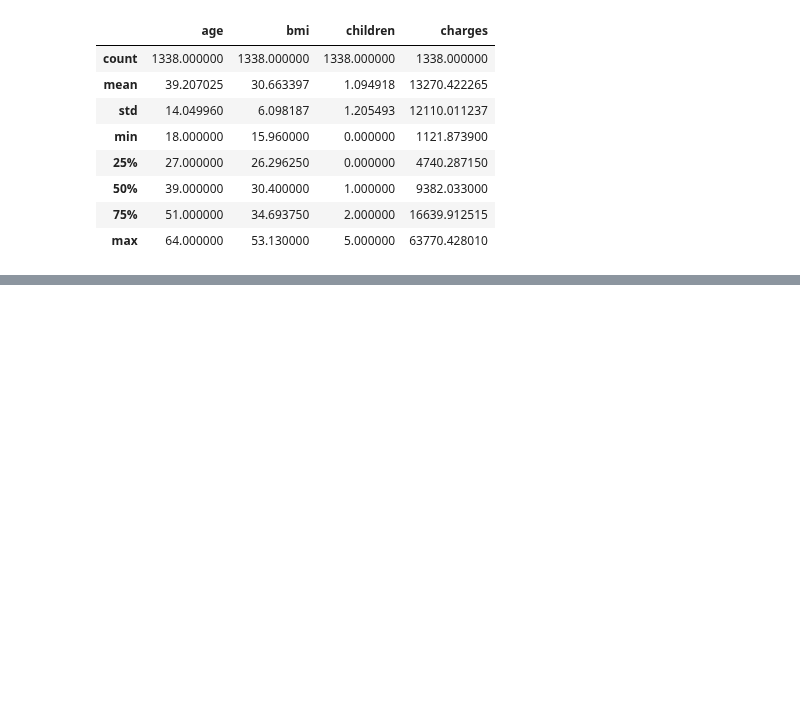
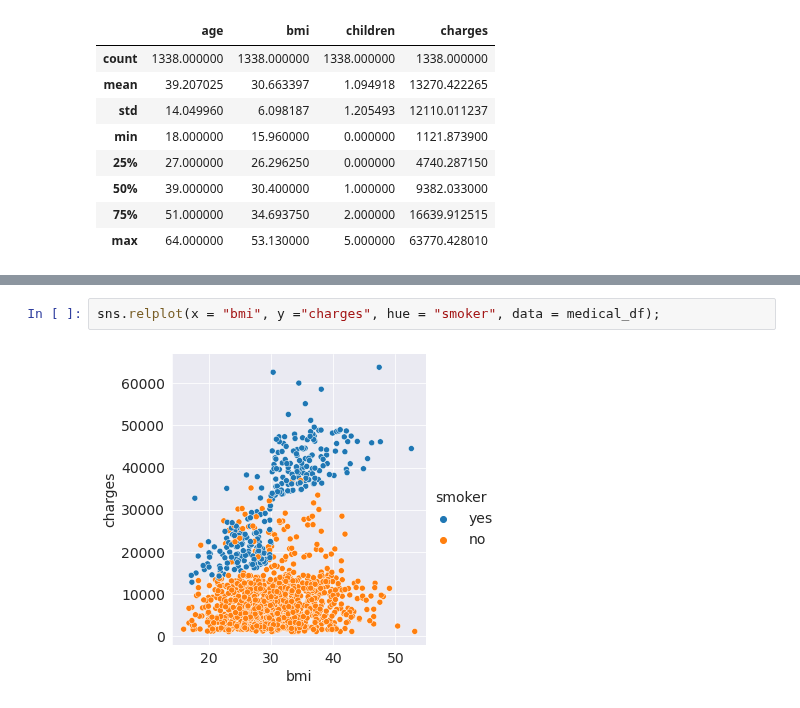
Before and after one commit to AMMLRepos/acme-insurance, a Jupyter notebook: ACME_Insurance_Linear_Regression.ipynb, the cells around one changed output, grey strips where cells are left out. Cells and saved outputs as stored; diff of their text form; blank space fills up the shorter version.

```diff
--- a/ACME_Insurance_Linear_Regression.ipynb
+++ b/ACME_Insurance_Linear_Regression.ipynb
@@ -60,0 +107,4 @@ medical_df.describe()
+# %%
+sns.relplot(x = "bmi", y ="charges", hue = "smoker", data = medical_df);
+# %% [output]
+[figure, added]
```
Also changed, not shown: parts of 15 cells of this notebook.
